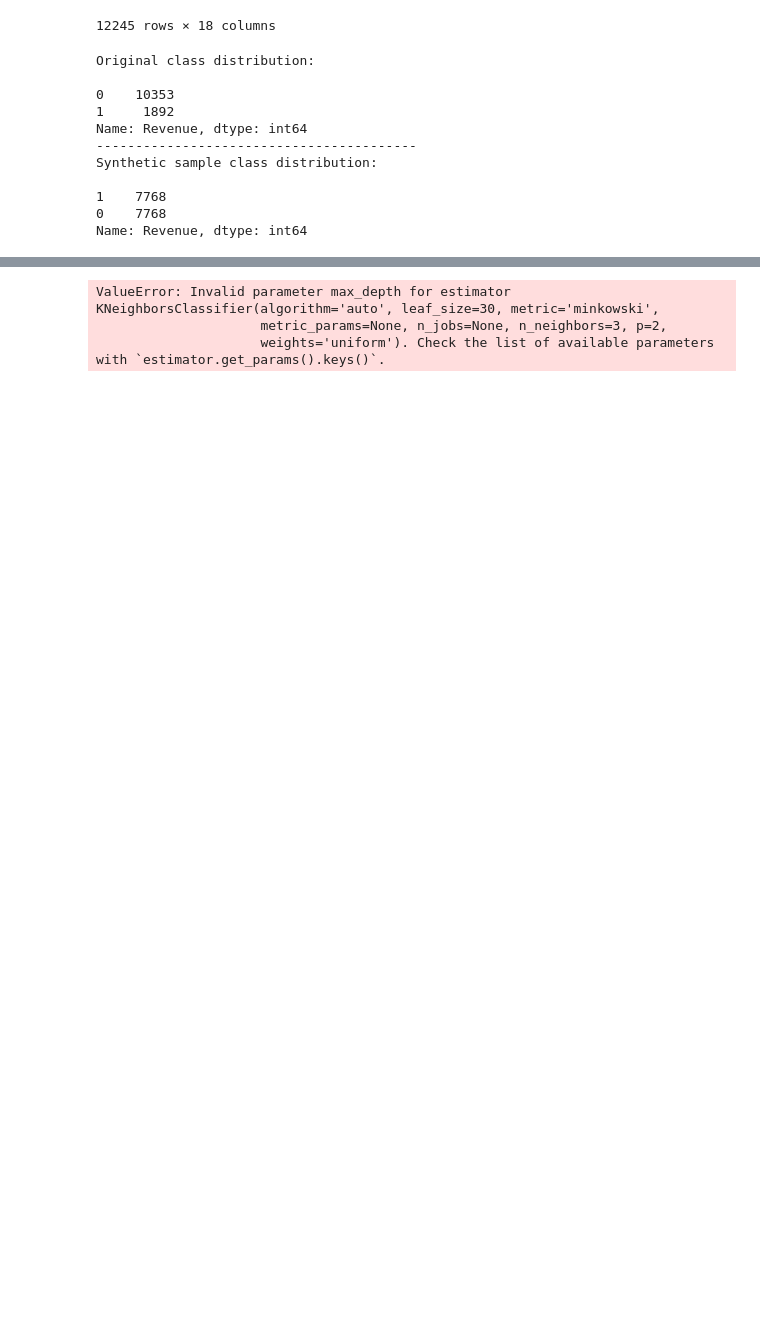
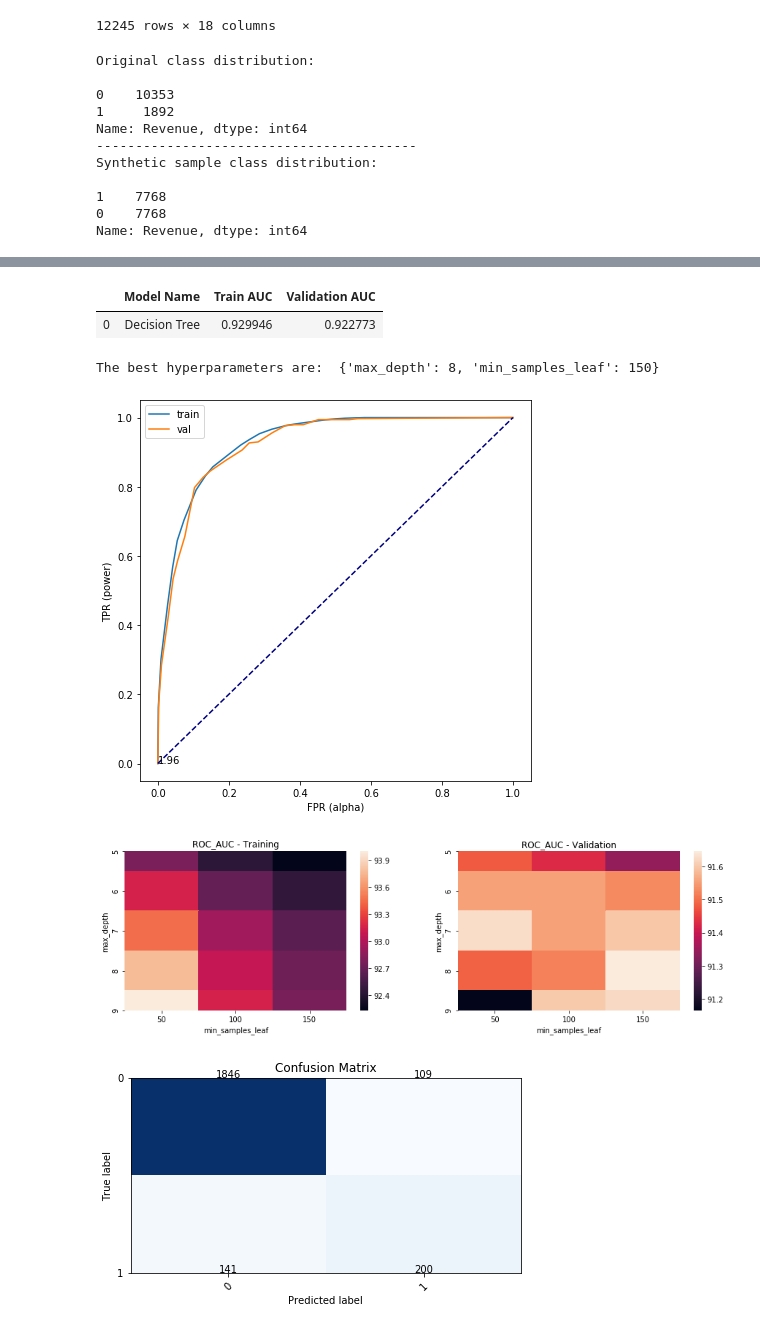
Before and after one commit to nielsbclausen/Mod_5_Project, a Jupyter notebook: niels_nb.ipynb, the cells around one changed output, grey strips where cells are left out. Drawn from its saved outputs; the diff is of its cells as text; code cells hidden in the pictures; blank space fills up the shorter version.

```diff
--- a/niels_nb.ipynb
+++ b/niels_nb.ipynb
@@ -369,14 +408,17 @@ The best hyperparameters are:  {'max_depth': 4, 'min_samples_leaf': 700}
 # %%
-knn = Classification('KNN', X_train_v, X_val, y_train_v, y_val)
+dtree = Classification('Decision Tree', X_train_v, X_val, y_train_v, y_val)
 
-# param_grid = {'max_depth':[4,5,6],                 # The maximum depth of the tree
-#               'min_samples_leaf':[700,1000,1100]}  # The minimum number of samples required to be at a leaf node
+param_grid = {'max_depth':[5, 6, 7, 8, 9],                 # The maximum depth of the tree
+              'min_samples_leaf':[50, 100, 150]}  # The minimum number of samples required to be at a leaf node
 
-knn.get_scores(param_grid,skf)
-knn.opt_plots()
-knn.show_conf_matrix()
-knn.plot_decision_tree()
+dtree.get_scores(param_grid,skf)
+dtree.opt_plots()
+dtree.show_conf_matrix()
+dtree.plot_decision_tree()
 # %% [output]
+|  | Model Name | Train AUC | Validation AUC |
+| 0 | Decision Tree | 0.929946 | 0.922773 |
-ValueError: Invalid parameter max_depth for estimator KNeighborsClassifier(algorithm='auto', leaf_size=30, metric='minkowski',
-                     metric_params=None, n_jobs=None, n_neighbors=3, p=2,
-                     weights='uniform'). Check the list of available parameters with `estimator.get_params().keys()`.
+The best hyperparameters are:  {'max_depth': 8, 'min_samples_leaf': 150}
+[figure, added]
+[figure, added]
+[figure, added]
```
Also changed, not shown: parts of 23 cells of this notebook.
